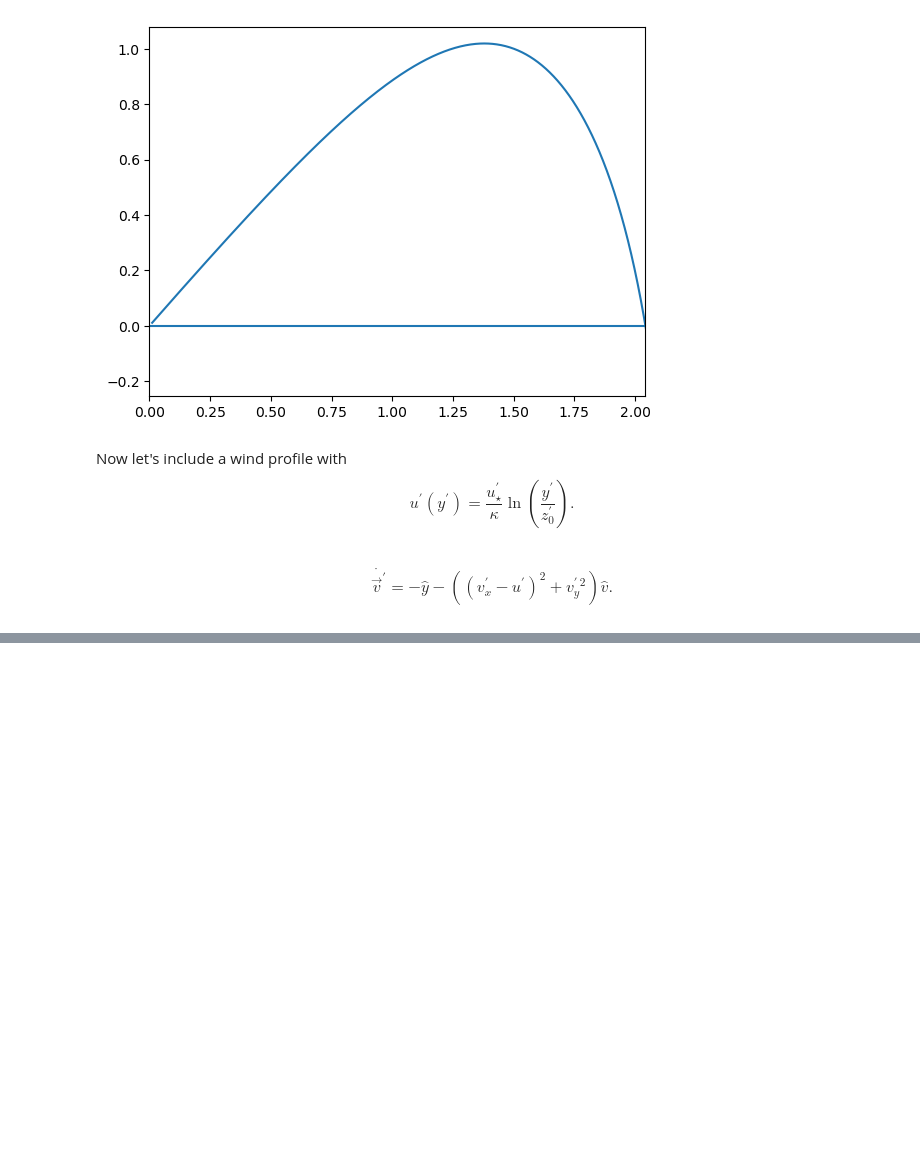
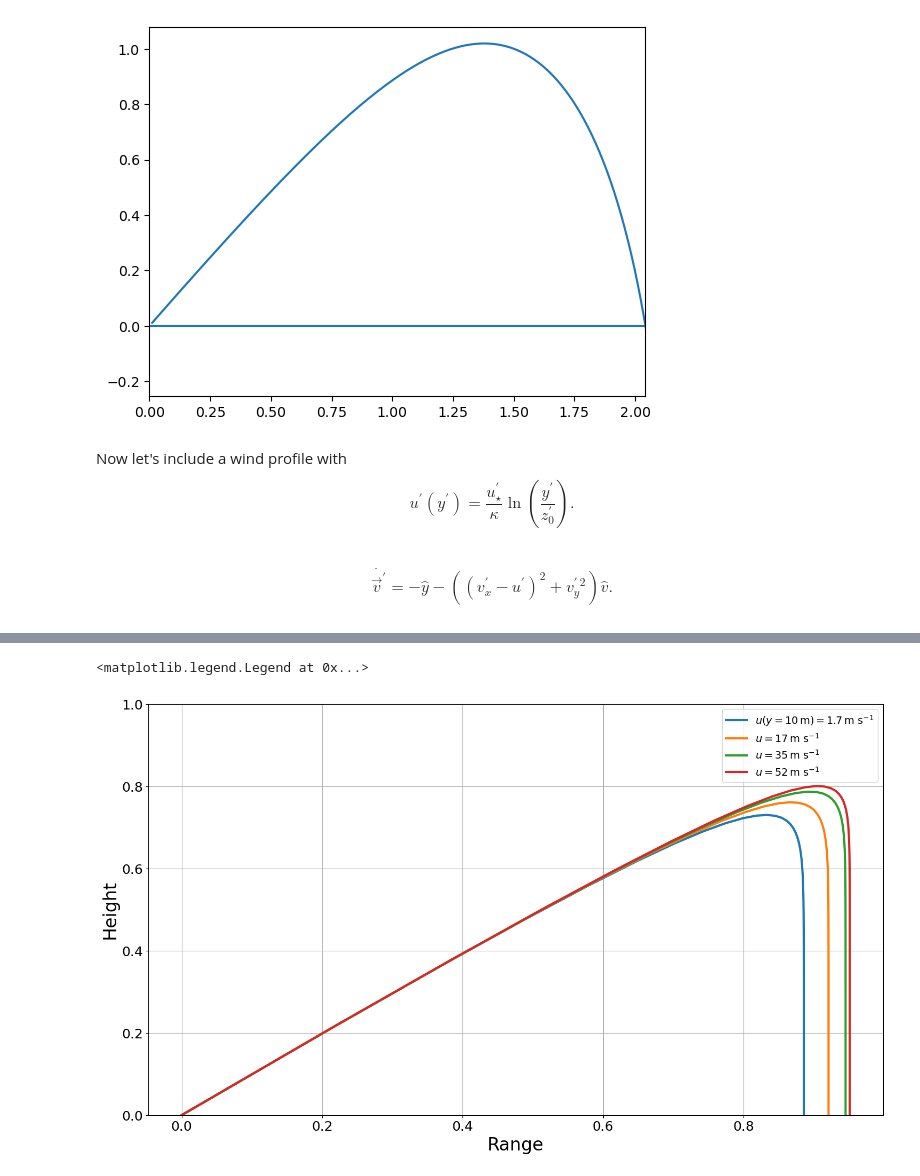
Before and after one commit to BoiseStatePlanetary/Impact_Ejecta_Trajectory, a Jupyter notebook: Impact_Ejecta_Trajectory.ipynb, the cells around one changed output, grey strips where cells are left out. Saved outputs shown, nothing was run; the diff lists cells and outputs as text; code cells hidden in the pictures; blank space fills up the shorter version.

Commit message:
Added ustar variable

```diff
--- a/Impact_Ejecta_Trajectory.ipynb
+++ b/Impact_Ejecta_Trajectory.ipynb
@@ -137,18 +137,18 @@ def wind_velocity(y, ustar_prime=1./34., z0_prime=1e-2/(34.*34/3.712), kappa=0.4
     else:
         return (ustar_prime/kappa)*np.log(y/z0_prime)
 
-def calc_vprime(vx_prime, vy_prime, y_prime):
+def calc_vprime(vx_prime, vy_prime, y_prime, ustar_prime=1./34.):
 
-    u_prime = wind_velocity(y_prime)
+    u_prime = wind_velocity(y_prime, ustar_prime=ustar_prime)
     delta_vx_prime = vx_prime - u_prime
 
     return np.sqrt(delta_vx_prime*delta_vx_prime + vy*vy)
 
-def dot(vec, t):
+def dot(vec, t, ustar_prime=1./34):
     x, y = vec[0], vec[1]
     vx_prime, vy_prime = vec[2], vec[3]
 
-    vprime = calc_vprime(vx_prime, vy_prime, y)
+    vprime = calc_vprime(vx_prime, vy_prime, y, ustar_prime=ustar_prime)
 
     vx_hat = vx_prime/vprime
     vy_hat = vy_prime/vprime
@@ -192,0 +157,51 @@ fig.savefig("Range_vs_Height.png", dpi=300, bbox_inches="tight")
+# %%
+fig = plt.figure(figsize=(10*16./9, 10))
+ax = fig.add_subplot(111)
+
+v0 = (200./34) # 200 m/s / 38 m/s
+theta = 45.*np.pi/180. # 45-deg launch
+x = 0.
+y = 0.
+vx = v0*np.cos(theta)
+vy = v0*np.sin(theta)
+vec = np.array([x, y, vx, vy])
+t = np.linspace(0, 6., 100)
+
+ustar_prime = 0.1
+res = odeint(dot, vec, t, args=(ustar_prime/34.,))
+uz = wind_velocity(10., ustar_prime=ustar_prime, z0_prime=1e-2, kappa=0.4)
+ax.plot(res[:,0], res[:,1], lw=3, label=r'$u(y = 10\,{\rm m}) = %0.2g\,{\rm m\ s^{-1}}$' % uz)
+
+ustar_prime = 1.
+res = odeint(dot, vec, t, args=(ustar_prime/34.,))
+uz = wind_velocity(10., ustar_prime=ustar_prime, z0_prime=1e-2, kappa=0.4)
+ax.plot(res[:,0], res[:,1], lw=3, label=r'$u = %0.2g\,{\rm m\ s^{-1}}$' % uz)
+
+ustar_prime = 2.
+res = odeint(dot, vec, t, args=(ustar_prime/34.,))
+uz = wind_velocity(10., ustar_prime=ustar_prime, z0_prime=1e-2, kappa=0.4)
+ax.plot(res[:,0], res[:,1], lw=3, label=r'$u = %0.2g\,{\rm m\ s^{-1}}$' % uz)
+
+ustar_prime = 3.
+res = odeint(dot, vec, t, args=(ustar_prime/34.,))
+uz = wind_velocity(10., ustar_prime=ustar_prime, z0_prime=1e-2, kappa=0.4)
+ax.plot(res[:,0], res[:,1], lw=3, label=r'$u = %0.2g\,{\rm m\ s^{-1}}$' % uz)
+
+ax.set_xlabel('Range', fontsize=24)
+ax.set_ylabel('Height', fontsize=24)
+ax.tick_params(labelsize=18)
+ax.grid(True)
+ax.set_ylim([0, 1.])
+ax.legend(loc='best', fontsize=14)
+
+# plt.plot(t, res[:,2])
+# plt.axhline(wind_velocity(np.max(res[:,1])))
+
+# plt.plot(res[:,0], res[:,2])
+# plt.axhline(vx)
+# plt.axhline(wind_velocity(np.max(res[:,1])))
+
+# fig.savefig("Range_vs_Height.png", dpi=300, bbox_inches="tight")
+# %% [output]
+<matplotlib.legend.Legend at 0x...>
+[figure, added]
```
Also changed, not shown: parts of 1 cell of this notebook, 1 other file.
